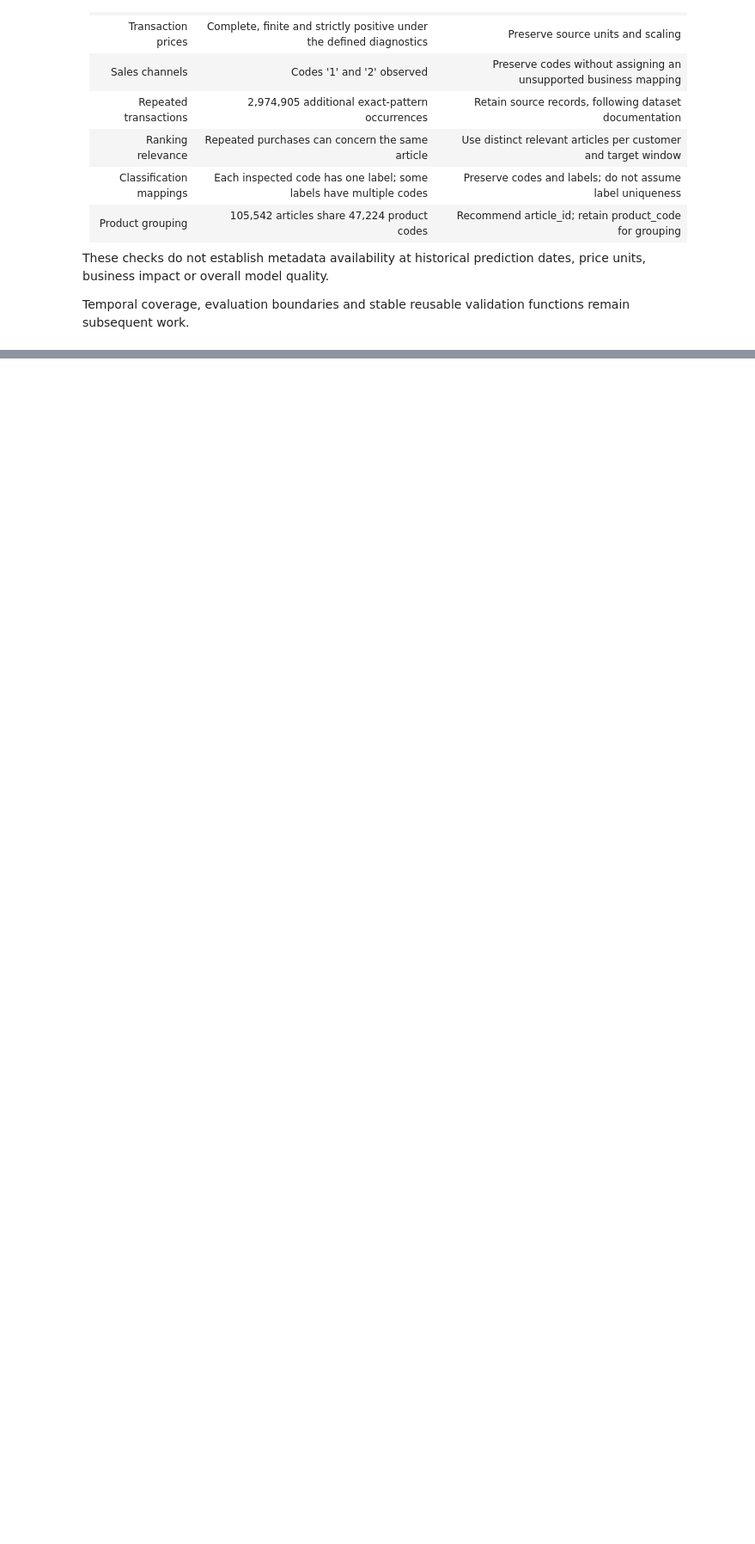
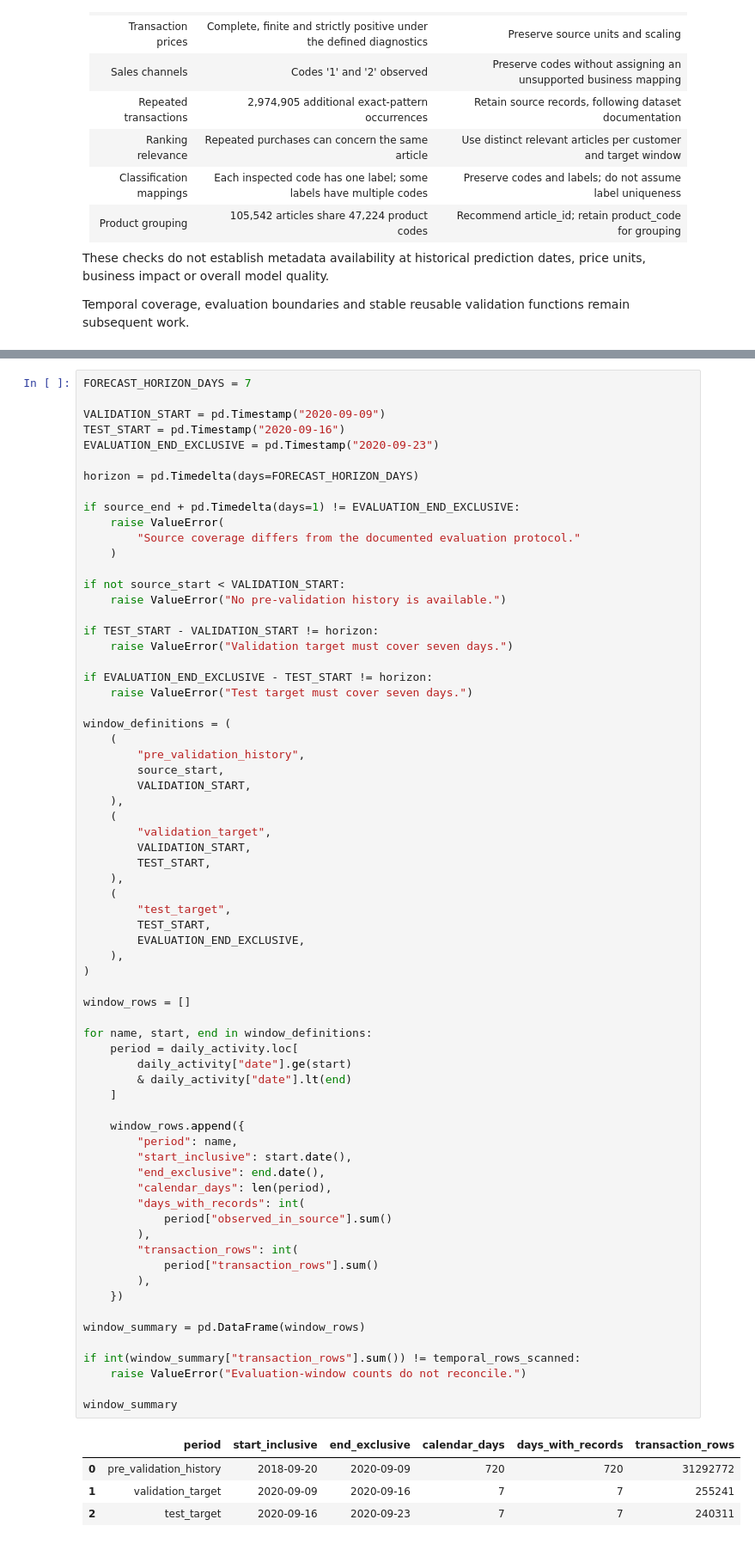
Before and after one commit to Songhai9/atelier-ai-project, a Jupyter notebook: notebooks/atelier_ai.ipynb, the cells around one changed output, grey strips where cells are left out. Shown at 86% size. Cells and saved outputs as stored; diff of their text form; blank space fills up the shorter version.

```diff
--- a/notebooks/atelier_ai.ipynb
+++ b/notebooks/atelier_ai.ipynb
@@ -1960,0 +2159,73 @@ functions remain subsequent work.
+# %%
+FORECAST_HORIZON_DAYS = 7
+
+VALIDATION_START = pd.Timestamp("2020-09-09")
+TEST_START = pd.Timestamp("2020-09-16")
+EVALUATION_END_EXCLUSIVE = pd.Timestamp("2020-09-23")
+
+horizon = pd.Timedelta(days=FORECAST_HORIZON_DAYS)
+
+if source_end + pd.Timedelta(days=1) != EVALUATION_END_EXCLUSIVE:
+    raise ValueError(
+        "Source coverage differs from the documented evaluation protocol."
+    )
+
+if not source_start < VALIDATION_START:
+    raise ValueError("No pre-validation history is available.")
+
+if TEST_START - VALIDATION_START != horizon:
+    raise ValueError("Validation target must cover seven days.")
+
+if EVALUATION_END_EXCLUSIVE - TEST_START != horizon:
+    raise ValueError("Test target must cover seven days.")
+
+window_definitions = (
+    (
+        "pre_validation_history",
+        source_start,
+        VALIDATION_START,
+    ),
+    (
+        "validation_target",
+        VALIDATION_START,
+        TEST_START,
+    ),
+    (
+        "test_target",
+        TEST_START,
+        EVALUATION_END_EXCLUSIVE,
+    ),
+)
+
+window_rows = []
+
+for name, start, end in window_definitions:
+    period = daily_activity.loc[
+        daily_activity["date"].ge(start)
+        & daily_activity["date"].lt(end)
+    ]
+
+    window_rows.append({
+        "period": name,
+        "start_inclusive": start.date(),
+        "end_exclusive": end.date(),
+        "calendar_days": len(period),
+        "days_with_records": int(
+            period["observed_in_source"].sum()
+        ),
+        "transaction_rows": int(
+            period["transaction_rows"].sum()
+        ),
+    })
+
+window_summary = pd.DataFrame(window_rows)
+
+if int(window_summary["transaction_rows"].sum()) != temporal_rows_scanned:
+    raise ValueError("Evaluation-window counts do not reconcile.")
+
+window_summary
+# %% [output]
+|  | period | start_inclusive | end_exclusive | calendar_days | days_with_records | transaction_rows |
+| 0 | pre_validation_history | 2018-09-20 | 2020-09-09 | 720 | 720 | 31292772 |
+| 1 | validation_target | 2020-09-09 | 2020-09-16 | 7 | 7 | 255241 |
+| 2 | test_target | 2020-09-16 | 2020-09-23 | 7 | 7 | 240311 |
```
Also changed, not shown: parts of 11 cells of this notebook, 1 other file.
